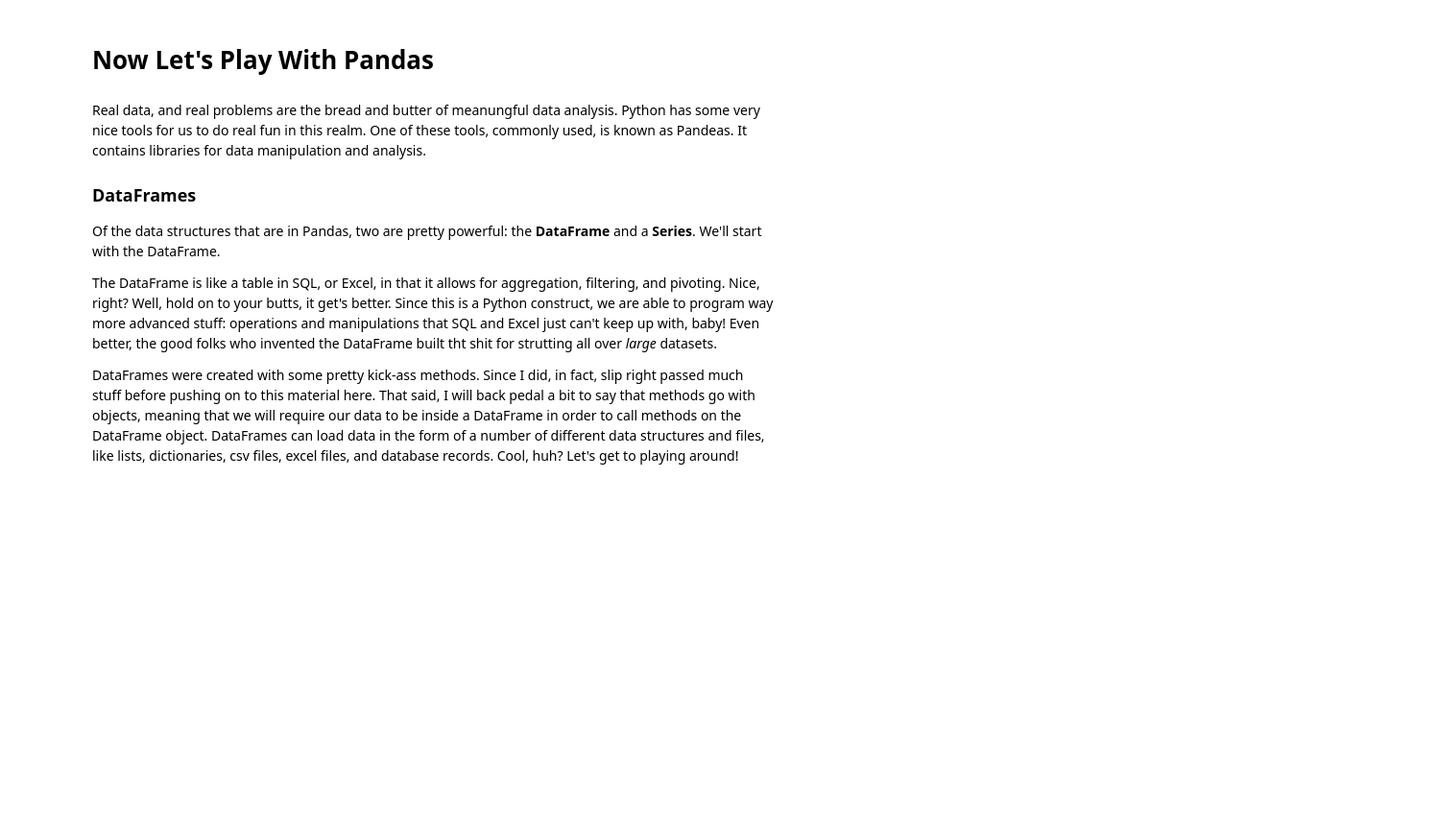
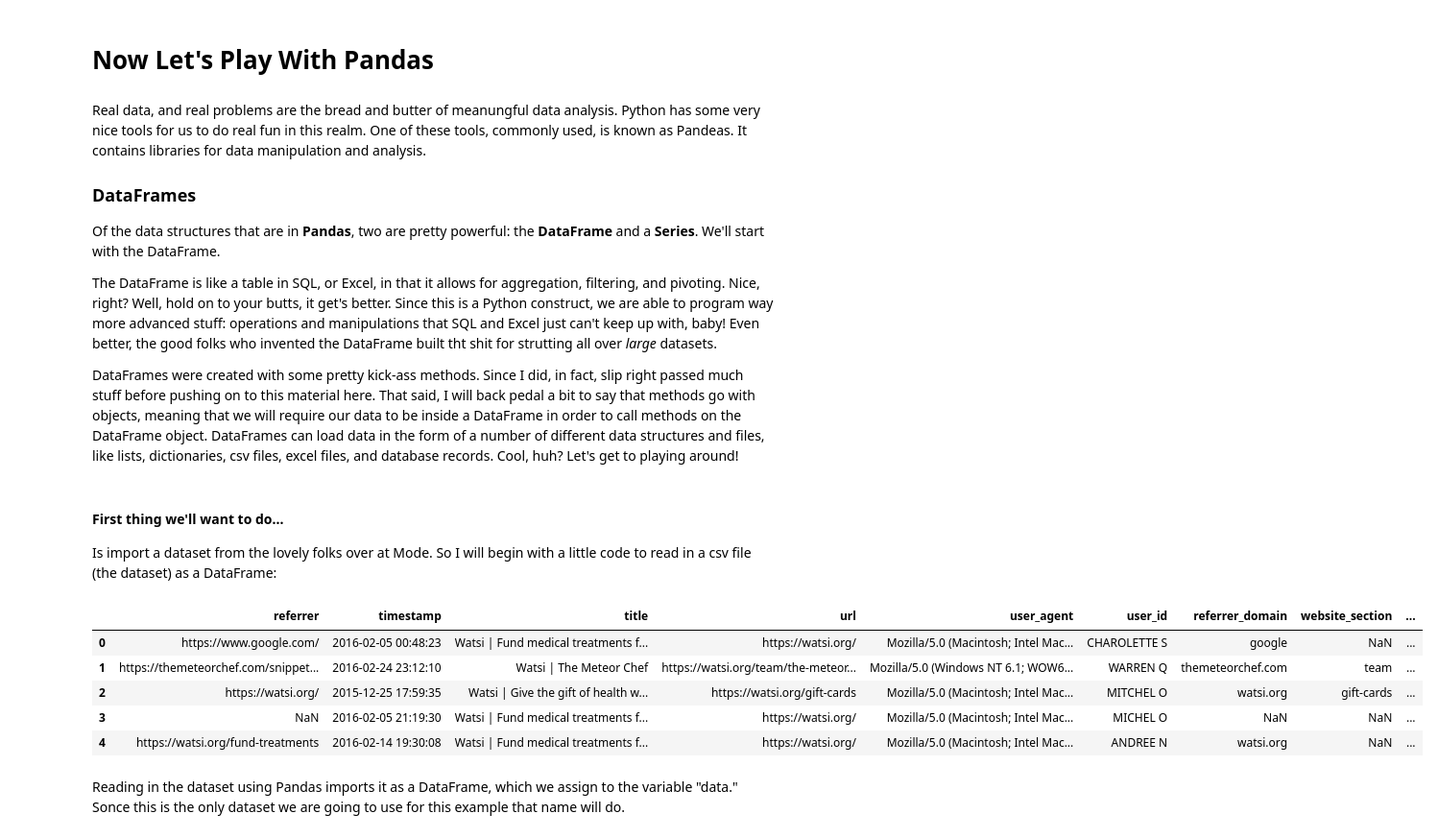
Before and after one commit to nellac77/gitfunkhouse, a Jupyter notebook: mode/Python Basics.ipynb, the cells around one changed output. Shown at 96% size. Cells and saved outputs as stored; diff of their text form; code cells hidden in the pictures; blank space fills up the shorter version.

Commit message:
Add code to read in the csv dataset and text clean the NaNs

```diff
--- a/mode/Python Basics.ipynb
+++ b/mode/Python Basics.ipynb
@@ -373,8 +373,28 @@ Real data, and real problems are the bread and butter of meanungful data analysi
 
 ### DataFrames
 
-Of the data structures that are in Pandas, two are pretty powerful: the **DataFrame** and a **Series**.  We'll start with the DataFrame.
+Of the data structures that are in **Pandas**, two are pretty powerful: the **DataFrame** and a **Series**.  We'll start with the DataFrame.
 
 The DataFrame is like a table in SQL, or Excel, in that it allows for aggregation, filtering, and pivoting. Nice, right? Well, hold on to your butts, it get's better. Since this is a Python construct, we are able to program way more advanced stuff: operations and manipulations that SQL and Excel just can't keep up with, baby! Even better, the good folks who invented the DataFrame built tht shit for strutting all over *large* datasets.
 
 DataFrames were created with some pretty kick-ass methods. Since I did, in fact, slip right passed much stuff before pushing on to this material here. That said, I will back pedal a bit to say that methods go with objects, meaning that we will require our data to be inside a DataFrame in order to call methods on the DataFrame object. DataFrames can load data in the form of a number of different data structures and files, like lists, dictionaries, csv files, excel files, and database records. Cool, huh? Let's get to playing around!
+# %% [markdown]
+#### First thing we'll want to do...
+
+Is import a dataset from the lovely folks over at Mode. So I will begin with a little code to read in a csv file (the dataset) as a DataFrame:
+# %%
+import pandas as pd
+# let's see if this works first:
+data = pd.read_csv('clone_of_python_tutorial_-_lessons_3_4_5_6-query_1.csv')
+# %%
+# peek at the first five rows of the dataset
+data.head(5)
+# %% [output]
+|  | referrer | timestamp | title | url | user_agent | user_id | referrer_domain | website_section | ... |
+| 0 | https://www.google.com/ | 2016-02-05 00:48:23 | Watsi | Fund medical treatments f... | https://watsi.org/ | Mozilla/5.0 (Macintosh; Intel Mac... | CHAROLETTE S | google | NaN | ... |
+| 1 | https://themeteorchef.com/snippet... | 2016-02-24 23:12:10 | Watsi | The Meteor Chef | https://watsi.org/team/the-meteor... | Mozilla/5.0 (Windows NT 6.1; WOW6... | WARREN Q | themeteorchef.com | team | ... |
+| 2 | https://watsi.org/ | 2015-12-25 17:59:35 | Watsi | Give the gift of health w... | https://watsi.org/gift-cards | Mozilla/5.0 (Macintosh; Intel Mac... | MITCHEL O | watsi.org | gift-cards | ... |
+| 3 | NaN | 2016-02-05 21:19:30 | Watsi | Fund medical treatments f... | https://watsi.org/ | Mozilla/5.0 (Macintosh; Intel Mac... | MICHEL O | NaN | NaN | ... |
+| 4 | https://watsi.org/fund-treatments | 2016-02-14 19:30:08 | Watsi | Fund medical treatments f... | https://watsi.org/ | Mozilla/5.0 (Macintosh; Intel Mac... | ANDREE N | watsi.org | NaN | ... |
+# %% [markdown]
+Reading in the dataset using Pandas imports it as a DataFrame, which we assign to the variable "data." Sonce this is the only dataset we are going to use for this example that name will do.
```
Also changed, not shown: parts of 5 cells of this notebook.
